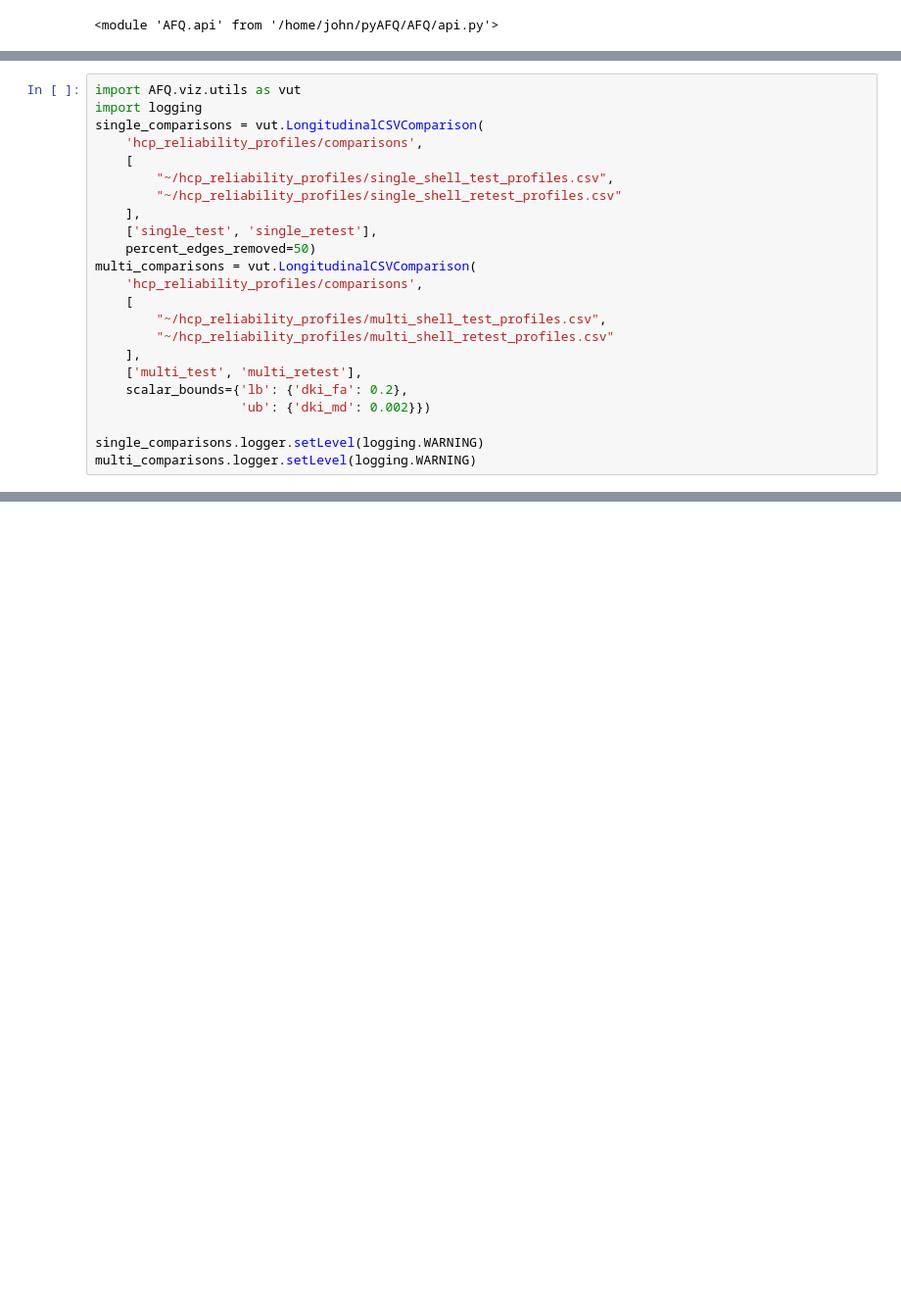
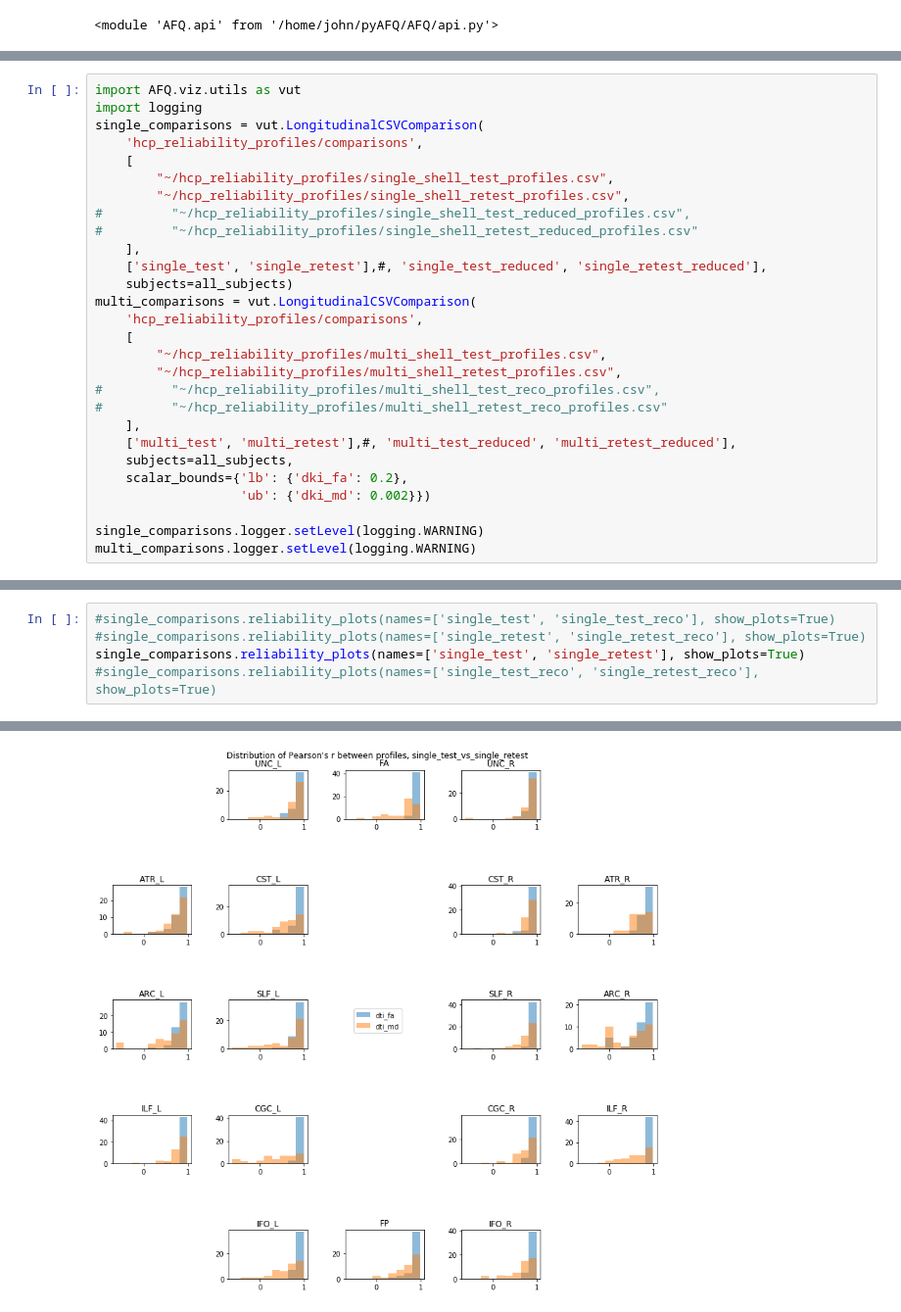
Before and after one commit to 36000/pyAFQ-scripts, a Jupyter notebook: cloudknot/hcp_reliability.ipynb, the cells around one changed output, grey strips where cells are left out. Shown at 98% size. Cells and saved outputs as stored; diff of their text form; blank space fills up the shorter version.

Commit message:
update hcp reliability

```diff
--- a/cloudknot/hcp_reliability.ipynb
+++ b/cloudknot/hcp_reliability.ipynb
@@ -234,17 +279,22 @@ single_comparisons = vut.LongitudinalCSVComparison(
     'hcp_reliability_profiles/comparisons',
     [
         "~/hcp_reliability_profiles/single_shell_test_profiles.csv",
-        "~/hcp_reliability_profiles/single_shell_retest_profiles.csv"
+        "~/hcp_reliability_profiles/single_shell_retest_profiles.csv",
+#         "~/hcp_reliability_profiles/single_shell_test_reduced_profiles.csv",
+#         "~/hcp_reliability_profiles/single_shell_retest_reduced_profiles.csv"
     ],
-    ['single_test', 'single_retest'],
-    percent_edges_removed=50)
+    ['single_test', 'single_retest'],#, 'single_test_reduced', 'single_retest_reduced'],
+    subjects=all_subjects)
 multi_comparisons = vut.LongitudinalCSVComparison(
     'hcp_reliability_profiles/comparisons',
     [
         "~/hcp_reliability_profiles/multi_shell_test_profiles.csv",
-        "~/hcp_reliability_profiles/multi_shell_retest_profiles.csv"
+        "~/hcp_reliability_profiles/multi_shell_retest_profiles.csv",
+#         "~/hcp_reliability_profiles/multi_shell_test_reco_profiles.csv",
+#         "~/hcp_reliability_profiles/multi_shell_retest_reco_profiles.csv"
     ],
-    ['multi_test', 'multi_retest'],
+    ['multi_test', 'multi_retest'],#, 'multi_test_reduced', 'multi_retest_reduced'],
+    subjects=all_subjects,
     scalar_bounds={'lb': {'dki_fa': 0.2},
                    'ub': {'dki_md': 0.002}})
 
@@ -269,0 +305,6 @@ WARNING:AFQ.csv:No scalars found for scalar dti_md for subject 144226 for bundle
+# %%
+#single_comparisons.reliability_plots(names=['single_test', 'single_test_reco'], show_plots=True)
+#single_comparisons.reliability_plots(names=['single_retest', 'single_retest_reco'], show_plots=True)
+single_comparisons.reliability_plots(names=['single_test', 'single_retest'], show_plots=True)
+#single_comparisons.reliability_plots(names=['single_test_reco', 'single_retest_reco'], show_plots=True)
+# %% [output]
@@ -269,0 +329 @@ WARNING:AFQ.csv:No scalars found for scalar dti_md for subject 144226 for bundle
+[figure, added]
```
Also changed, not shown: parts of 19 cells of this notebook.
